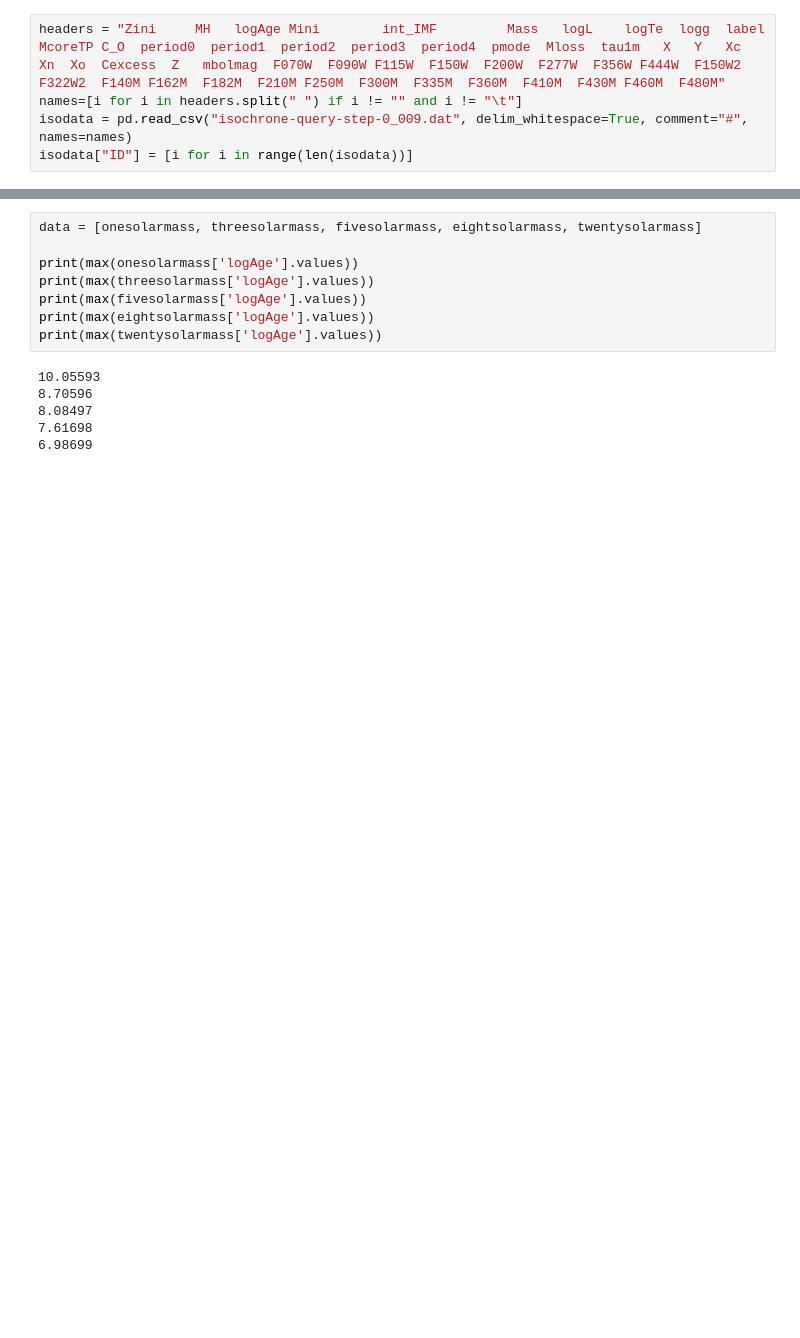
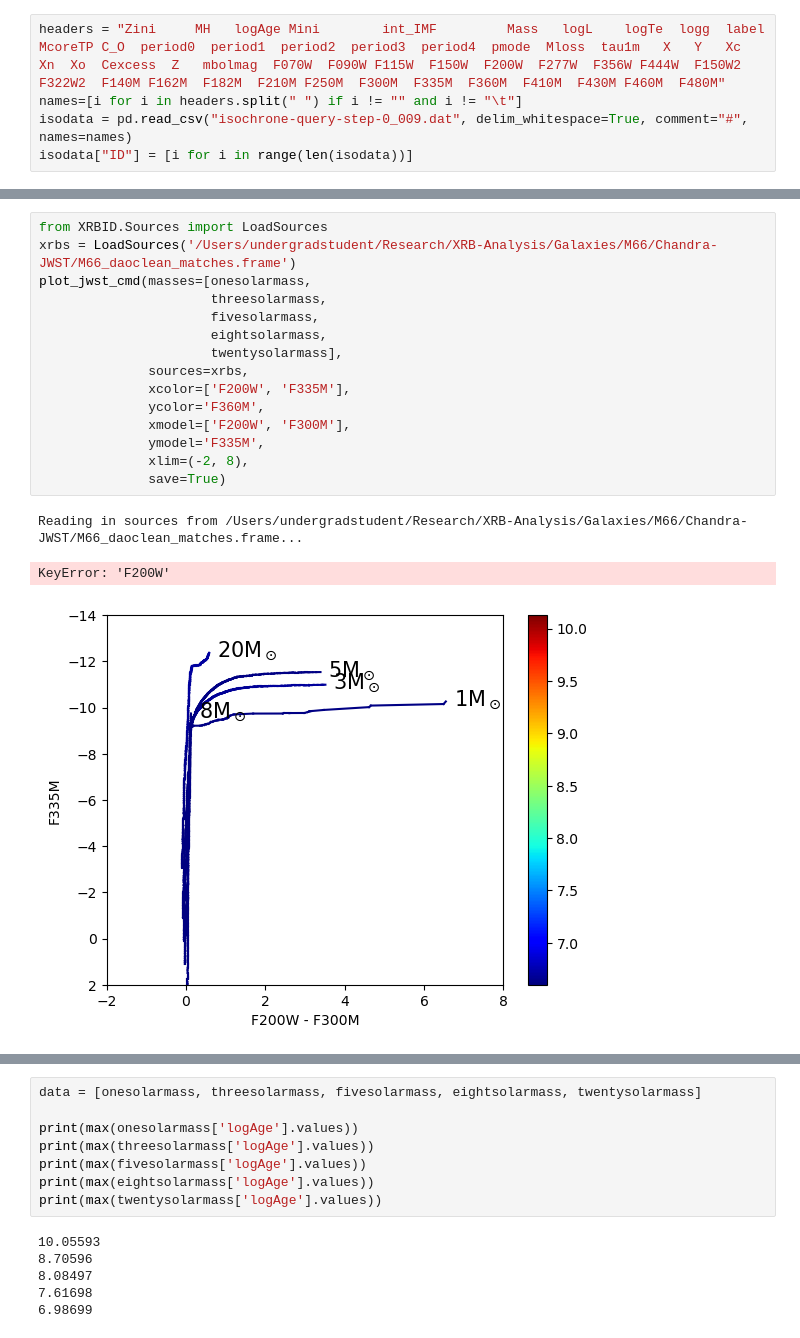
Before and after one commit to devkhullar/querx, a Jupyter notebook: models.ipynb, the cells around one changed output, grey strips where cells are left out. Cells and saved outputs as stored; diff of their text form; blank space fills up the shorter version.

```diff
--- a/models.ipynb
+++ b/models.ipynb
@@ -1886,0 +718,19 @@ max(eightsolarmass['Mass'].values), max(eightsolarmass['logAge'].values)
+# %%
+from XRBID.Sources import LoadSources
+xrbs = LoadSources('/Users/undergradstudent/Research/XRB-Analysis/Galaxies/M66/Chandra-JWST/M66_daoclean_matches.frame')
+plot_jwst_cmd(masses=[onesolarmass,
+                      threesolarmass,
+                      fivesolarmass,
+                      eightsolarmass,
+                      twentysolarmass],
+              sources=xrbs,
+              xcolor=['F200W', 'F335M'],
+              ycolor='F360M',
+              xmodel=['F200W', 'F300M'],
+              ymodel='F335M',
+              xlim=(-2, 8),
+              save=True)
+# %% [output]
+Reading in sources from /Users/undergradstudent/Research/XRB-Analysis/Galaxies/M66/Chandra-JWST/M66_daoclean_matches.frame...
+KeyError: 'F200W'
+[figure, added]
```
Also changed, not shown: parts of 59 cells of this notebook.
